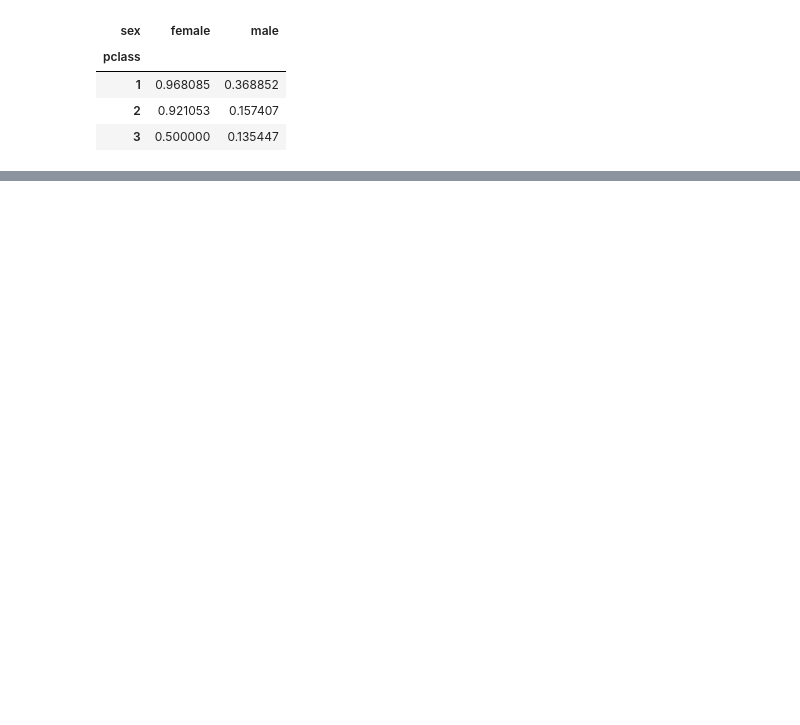
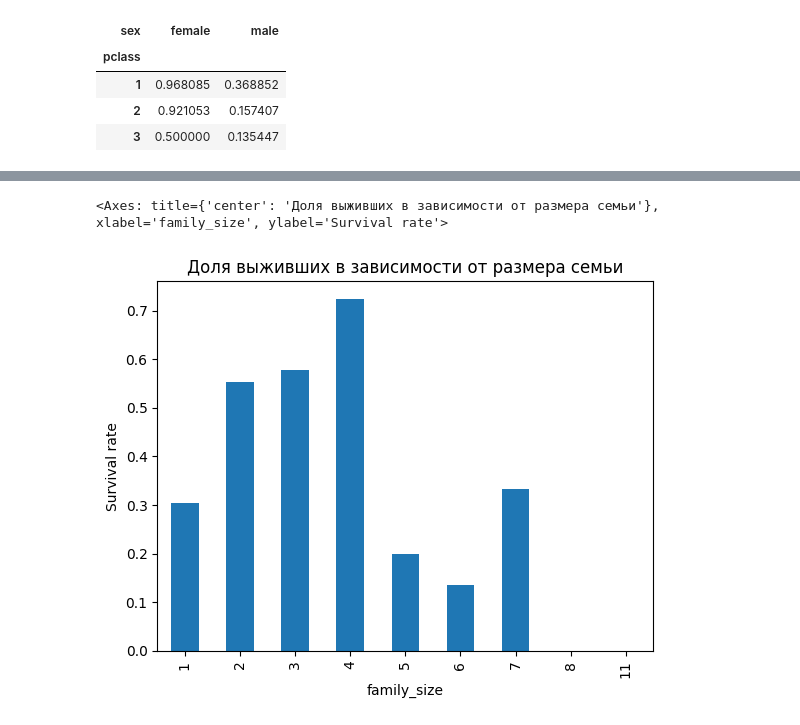
Before and after one commit to ira75121368/Pandas_practice_on_a_Titanic_db, a Jupyter notebook: Titanic_practice.ipynb, the cells around one changed output, grey strips where cells are left out. Drawn from its saved outputs; the diff is of its cells as text; code cells hidden in the pictures; blank space fills up the shorter version.

```diff
--- a/Titanic_practice.ipynb
+++ b/Titanic_practice.ipynb
@@ -291,0 +416,7 @@ df.groupby('survived')['age'].plot(kind = 'kde', xlim = [0,90])
+# %%
+# Пострить зависимость доли выживших от family_size
+survival_by_family = df.groupby('family_size')['survived'].mean()
+survival_by_family.plot(kind = 'bar', xlim=[1,11], ylabel='Survival rate', title='Доля выживших в зависимости от размера семьи')
+# %% [output]
+<Axes: title={'center': 'Доля выживших в зависимости от размера семьи'}, xlabel='family_size', ylabel='Survival rate'>
+[figure, added]
```
Also changed, not shown: parts of 51 cells of this notebook.
